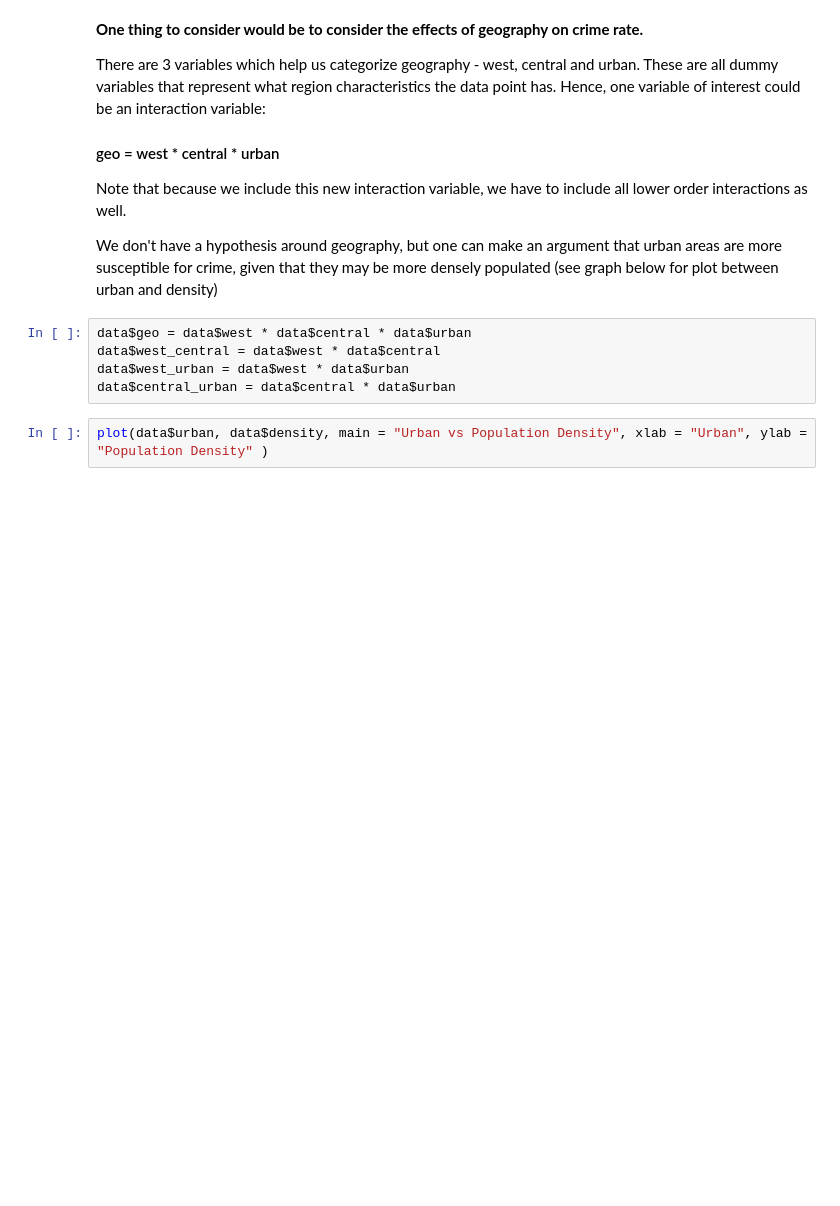
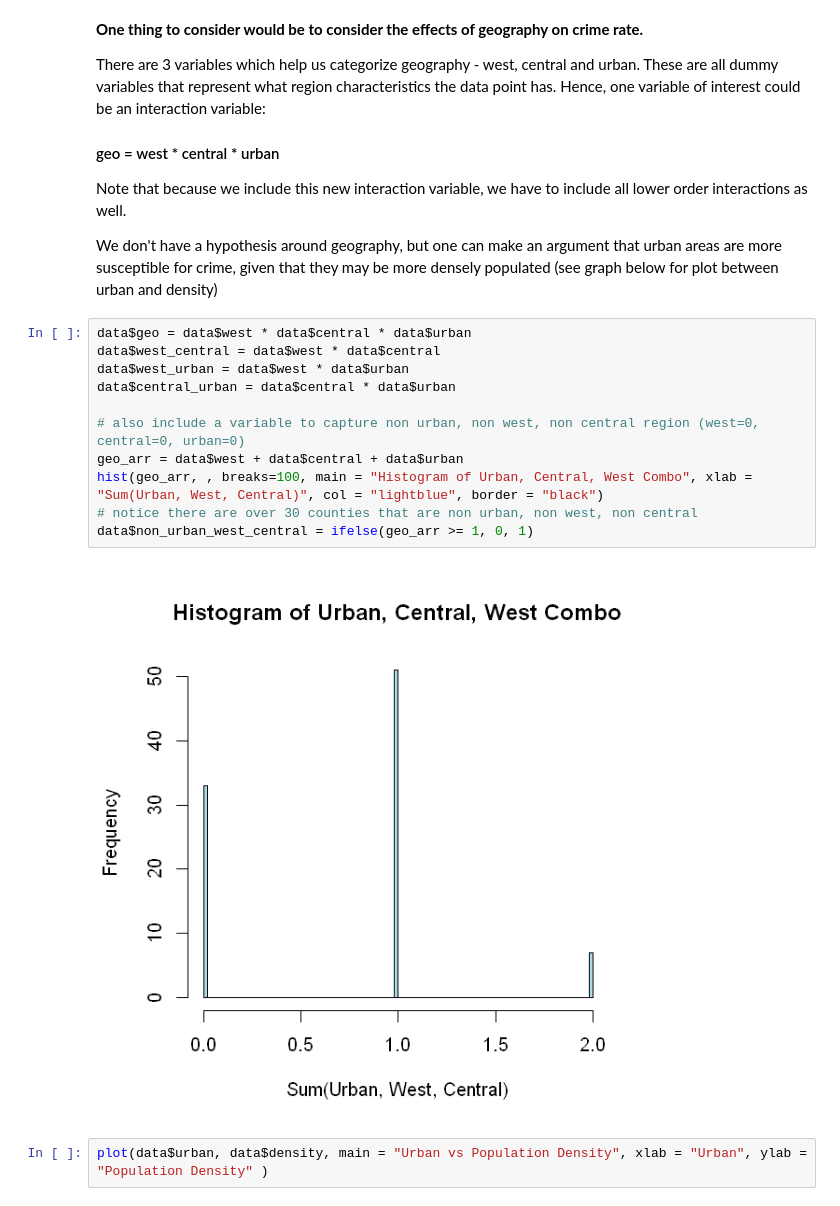
Before and after one commit to abhisha1991/w203_lab3, a Jupyter notebook: w203_lab3.ipynb, the cells around one changed output. Saved outputs shown, nothing was run; the diff lists cells and outputs as text; blank space fills up the shorter version.

```diff
--- a/w203_lab3.ipynb
+++ b/w203_lab3.ipynb
@@ -180,11 +250,19 @@ There are 3 variables which help us categorize geography - west, central and urb
 Note that because we include this new interaction variable, we have to include all lower order interactions as well.
 
 We don't have a hypothesis around geography, but one can make an argument that urban areas are more susceptible for crime, given that they may be more densely populated (see graph below for plot between urban and density)
-# %%
-data$geo = data$west * data$central * data$urban
-data$west_central = data$west * data$central
-data$west_urban = data$west * data$urban
-data$central_urban = data$central * data$urban
+# %%
+data$geo = data$west * data$central * data$urban
+data$west_central = data$west * data$central
+data$west_urban = data$west * data$urban
+data$central_urban = data$central * data$urban
+
+# also include a variable to capture non urban, non west, non central region (west=0, central=0, urban=0)
+geo_arr = data$west + data$central + data$urban
+hist(geo_arr, , breaks=100, main = "Histogram of Urban, Central, West Combo", xlab = "Sum(Urban, West, Central)", col = "lightblue", border = "black")
+# notice there are over 30 counties that are non urban, non west, non central
+data$non_urban_west_central = ifelse(geo_arr >= 1, 0, 1)
+# %% [output]
+[figure, added]
 # %%
 plot(data$urban, data$density, main = "Urban vs Population Density", xlab = "Urban", ylab = "Population Density" )
 # %% [output]
```
Also changed, not shown: parts of 35 cells of this notebook.
